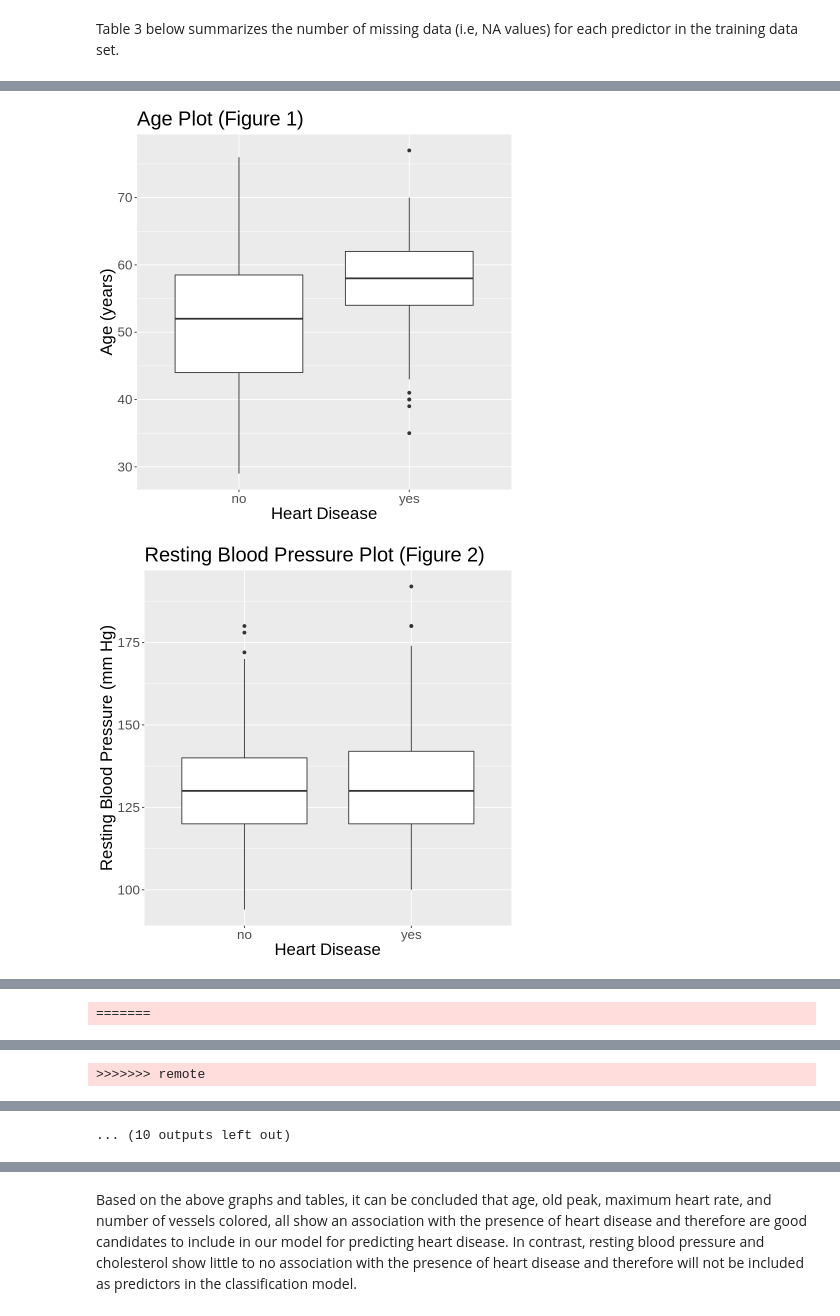
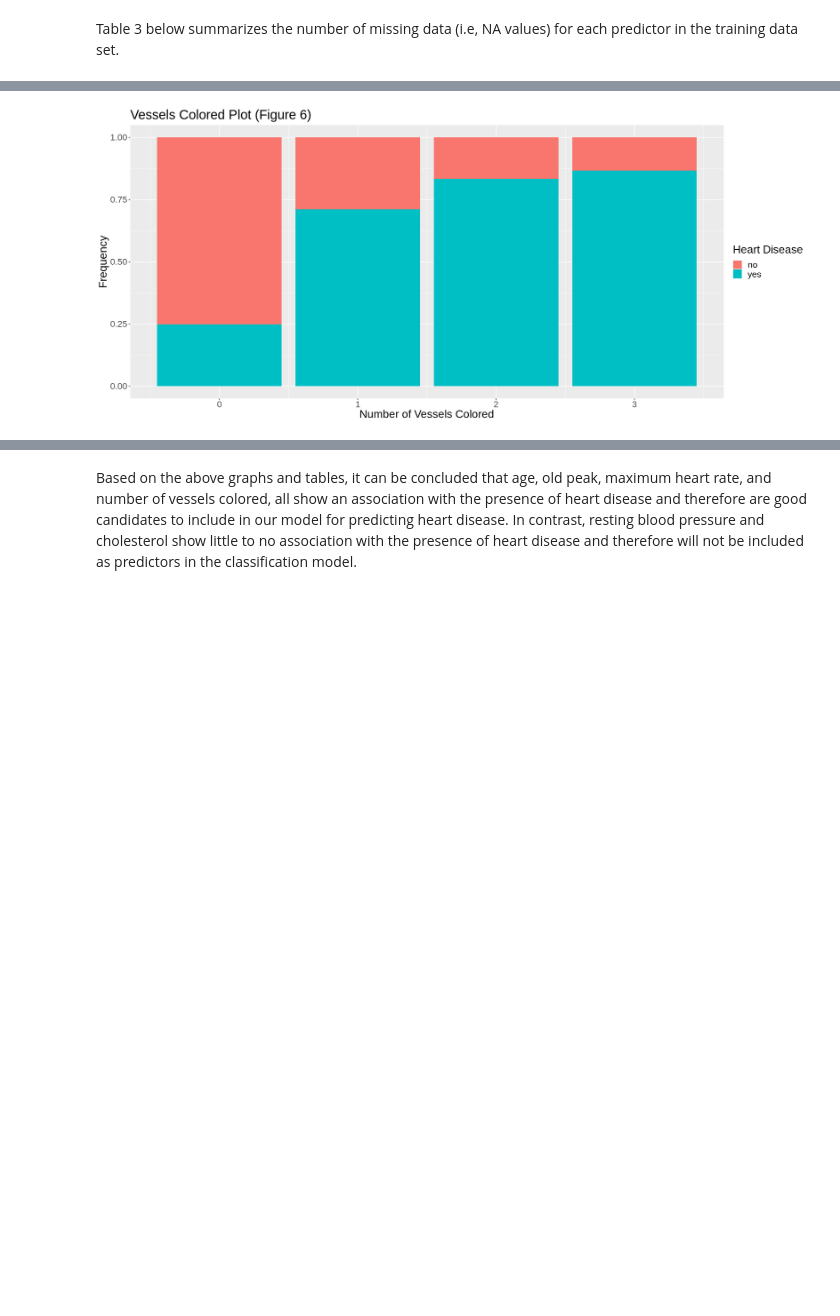
Before and after one commit to akosek4/DSCI-100-Heart-Disease-Project, a Jupyter notebook: Proposal_Rev1.ipynb, the cells around one changed output, grey strips where cells are left out. Drawn from its saved outputs; the diff is of its cells as text; code cells hidden in the pictures; blank space fills up the shorter version.

Commit message:
Plot Titles

```diff
--- a/Proposal_Rev1.ipynb
+++ b/Proposal_Rev1.ipynb
@@ -169,46 +169,46 @@ age_plot <- data_training |>
     geom_boxplot() +
     ylab("Age (years)") +
     xlab("Heart Disease") +
+    ggtitle("Age Plot (Figure 1)") +
     theme(text = element_text(size = 20))
-age_plot
 
 rbp_plot <- data_training |>
     ggplot(aes(y = resting_blood_pres, x = presence_of_heart_disease)) +
     geom_boxplot() +
     ylab("Resting Blood Pressure (mm Hg)") +
     xlab("Heart Disease") +
+    ggtitle("Resting Blood Pressure Plot (Figure 2)") +
     theme(text = element_text(size = 20))
-rbp_plot
 
 cholesterol_plot <- data_training |>
     ggplot(aes(y = cholesterol, x = presence_of_heart_disease)) +
     geom_boxplot() +
     ylab("Cholesterol (mg/dl)") +
     xlab("Heart Disease") +
+    ggtitle("Cholesterol Plot (Figure 3)") +
     theme(text = element_text(size = 20))
-cholesterol_plot
 
 oldpeak_plot <- data_training |>
     ggplot(aes(y = oldpeak, x = presence_of_heart_disease)) +
     geom_boxplot() +
     ylab("Old Peak (mm)") +
     xlab("Heart Disease") +
+    ggtitle("Old Peak Plot (Figure 4)") +
     theme(text = element_text(size = 20))
-oldpeak_plot
 
 mhr_plot <- data_training |>
     ggplot(aes(y = max_heart_rate, x = presence_of_heart_disease)) +
     geom_boxplot() +
     ylab("Max. Heart Rate (BPM)") +
     xlab("Heart Disease") +
+    ggtitle("Maximum Heart Rate Plot (Figure 5)") +
     theme(text = element_text(size = 20))
-mhr_plot
 
 # generate bar graph visualization
 data_vessels_plot2 <- data_training |>
     ggplot(aes(x = number_of_vessels_colored, fill = presence_of_heart_disease)) +
     geom_bar(position = "fill") +
-    labs(x = "Number of Vessels Colored", y = "Frequency", fill = "Heart Disease") +
+    labs(x = "Number of Vessels Colored", y = "Frequency", fill = "Heart Disease", title = "Vessels Colored Plot (Figure 6)") +
     theme(text = element_text(size = 20))
 data_vessels_plot2
 # %% [output]
@@ -216,2 +217 @@ data_vessels_plot2
-[figure, old version]
+[figure, new version]
-[figure, removed]
@@ -220 +217,0 @@ data_vessels_plot2
-=======
@@ -225 +217,0 @@ data_vessels_plot2
->>>>>>> remote
@@ -227,4 +218,3 @@ data_vessels_plot2
-... (10 outputs left out)
 # %%
 options(repr.plot.width = 18, repr.plot.height = 8)
 
```
Also changed, not shown: parts of 4 cells of this notebook.
